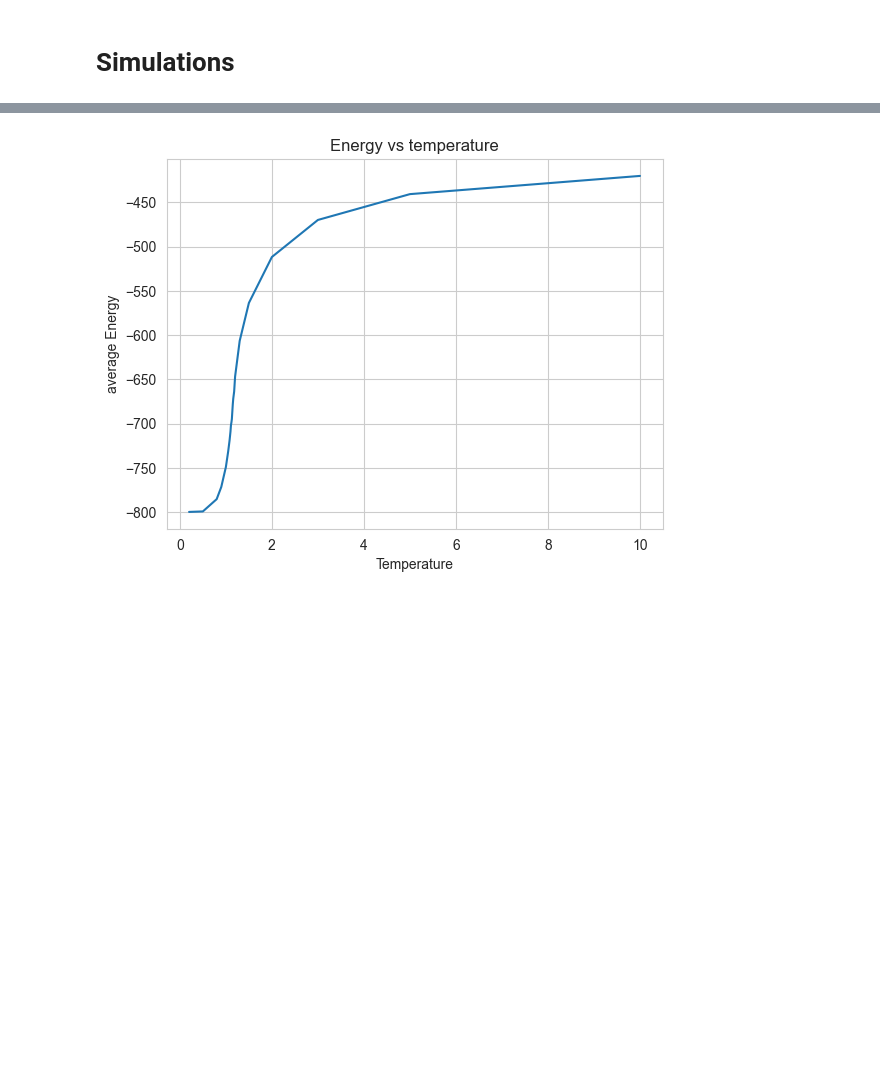
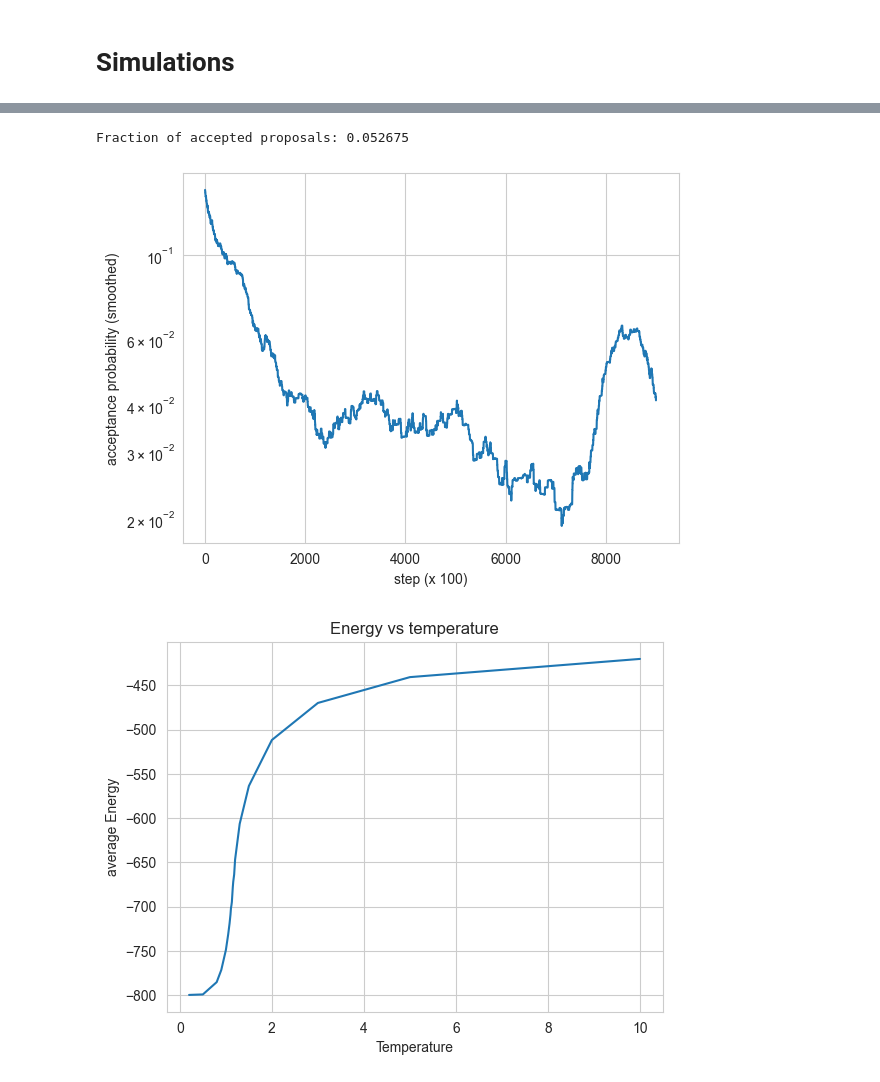
Before and after one commit to DarioFi/Potts-model-phase-transitions, a Jupyter notebook: Potts_final.ipynb, the cells around one changed output, grey strips where cells are left out. Drawn from its saved outputs; the diff is of its cells as text; code cells hidden in the pictures; blank space fills up the shorter version.

```diff
--- a/Potts_final.ipynb
+++ b/Potts_final.ipynb
@@ -255,20 +245,23 @@ for i in range(k):
 # %%
 prob_history = prob_historys[t]
 n_accepted = n_accepteds[t]
 
 # convolve acceptance probabilities with a kernel to improve visualization
 window_size = 1000
 kernel = np.ones(window_size) / window_size
 smoothed_probs = np.convolve(prob_history, kernel, mode='valid')
 
 # plot
 plt.plot(smoothed_probs)
-plt.xlabel('step')
+plt.xlabel(f'step (x {stride})')
 plt.ylabel('acceptance probability (smoothed)')
 plt.yscale('log')
 
 print(f"Fraction of accepted proposals: {n_accepted / nstep}")
 plt.show()
+# %% [output]
+Fraction of accepted proposals: 0.052675
+[figure, added]
 # %%
 avgs = [en_historys[t].mean() for t in temps]
 # %%
```
Also changed, not shown: parts of 10 cells of this notebook, 1 other file.
